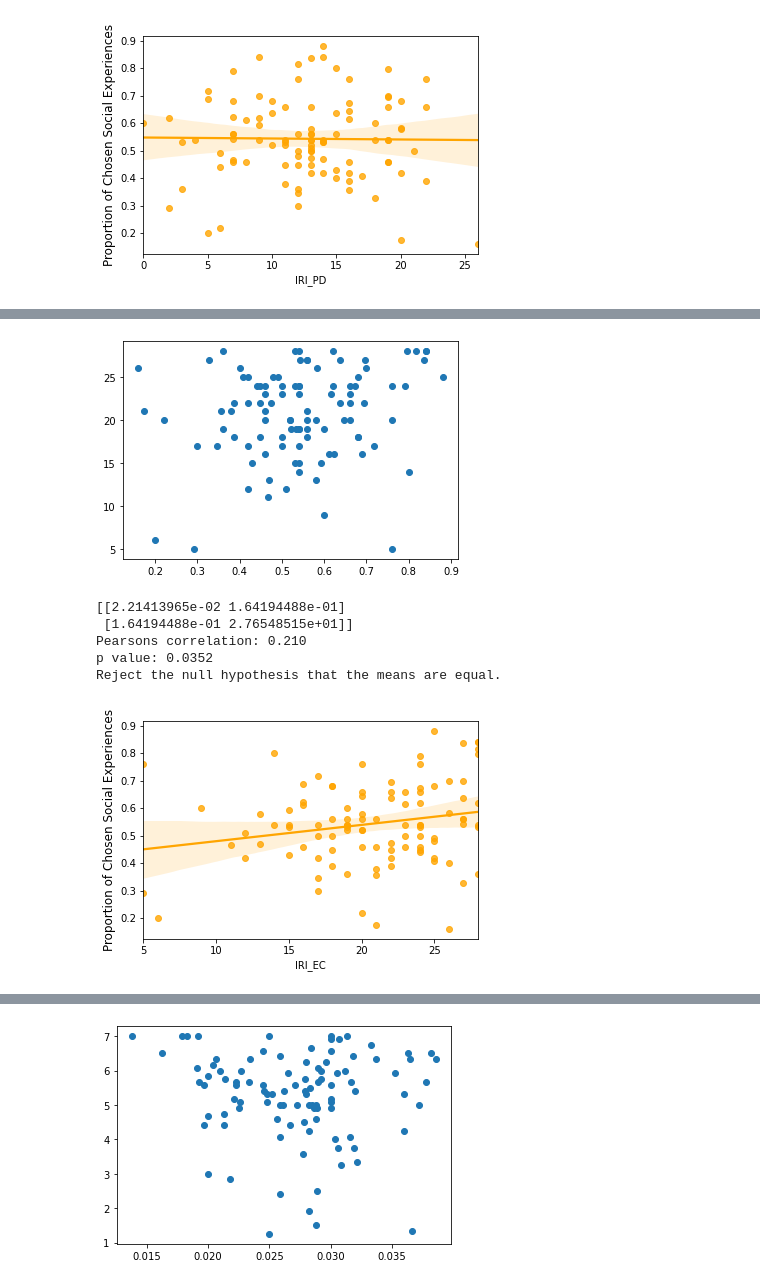
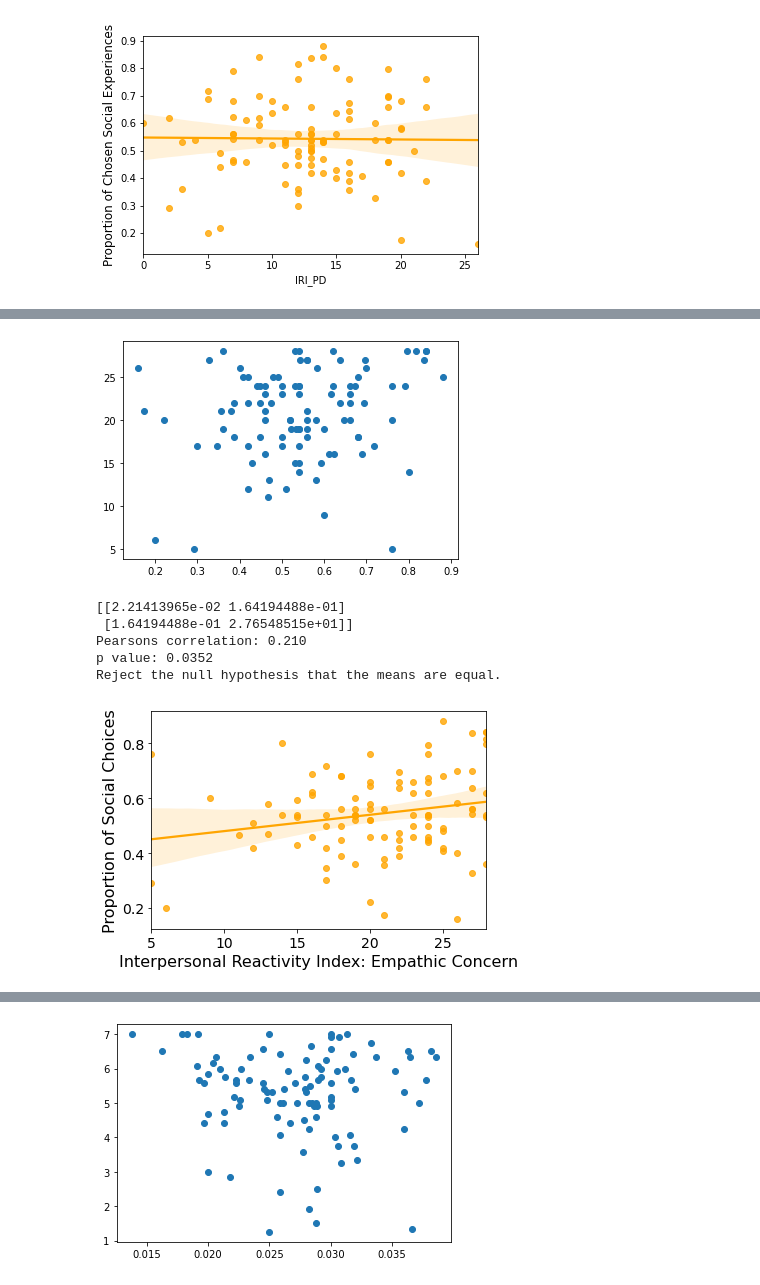
Before and after one commit to fareri-lab/WTP_CardTask, a Jupyter notebook: data/updated_9_2021_oldWTPdata.ipynb, the cells around one changed output, grey strips where cells are left out. Drawn from its saved outputs; the diff is of its cells as text; code cells hidden in the pictures.

```diff
--- a/data/updated_9_2021_oldWTPdata.ipynb
+++ b/data/updated_9_2021_oldWTPdata.ipynb
@@ -348,30 +351,32 @@ Accept null hypothesis that the means are equal.
 # %%
 #propsocial  / iri ec
 pyplot.scatter(prop_social, iri_ec)
 pyplot.show()
 covariance = cov(prop_social, iri_ec)
 print(covariance)
 corr, _ = pearsonr(prop_social, iri_ec)
 print('Pearsons correlation: %.3f' % corr)
 r,p = scipy.stats.pearsonr(prop_social, iri_ec)
 print('p value: %.4f' % p)
 alpha = 0.10
 if p > alpha:
 	print('Accept null hypothesis that the means are equal.')
 else:
     print('Reject the null hypothesis that the means are equal.')
 
 s_prop_iri_ec=sns.regplot(x="IRI_EC", y="prop_social", data=wtpdata,color="orange");
-s_prop_iri_ec.set_ylabel('Proportion of Chosen Social Experiences',fontsize=12)
+s_prop_iri_ec.set_ylabel('Proportion of Social Choices',fontsize=16)
+s_prop_iri_ec.set_xlabel('Interpersonal Reactivity Index: Empathic Concern',fontsize=16)
+s_prop_iri_ec.tick_params(labelsize=14)
 s_prop_iri_ec.figure.savefig('old_s_sum_iri_ec_scatter.svg')
 # %% [output]
 [figure]
 [[2.21413965e-02 1.64194488e-01]
  [1.64194488e-01 2.76548515e+01]]
 Pearsons correlation: 0.210
 p value: 0.0352
 Reject the null hypothesis that the means are equal.
-[figure, old version]
+[figure, new version]
 # %%
 #propsocial  / iri fs
 pyplot.scatter(prop_social, iri_fs)
```
Also changed, not shown: parts of 9 cells of this notebook, 9 other files.
